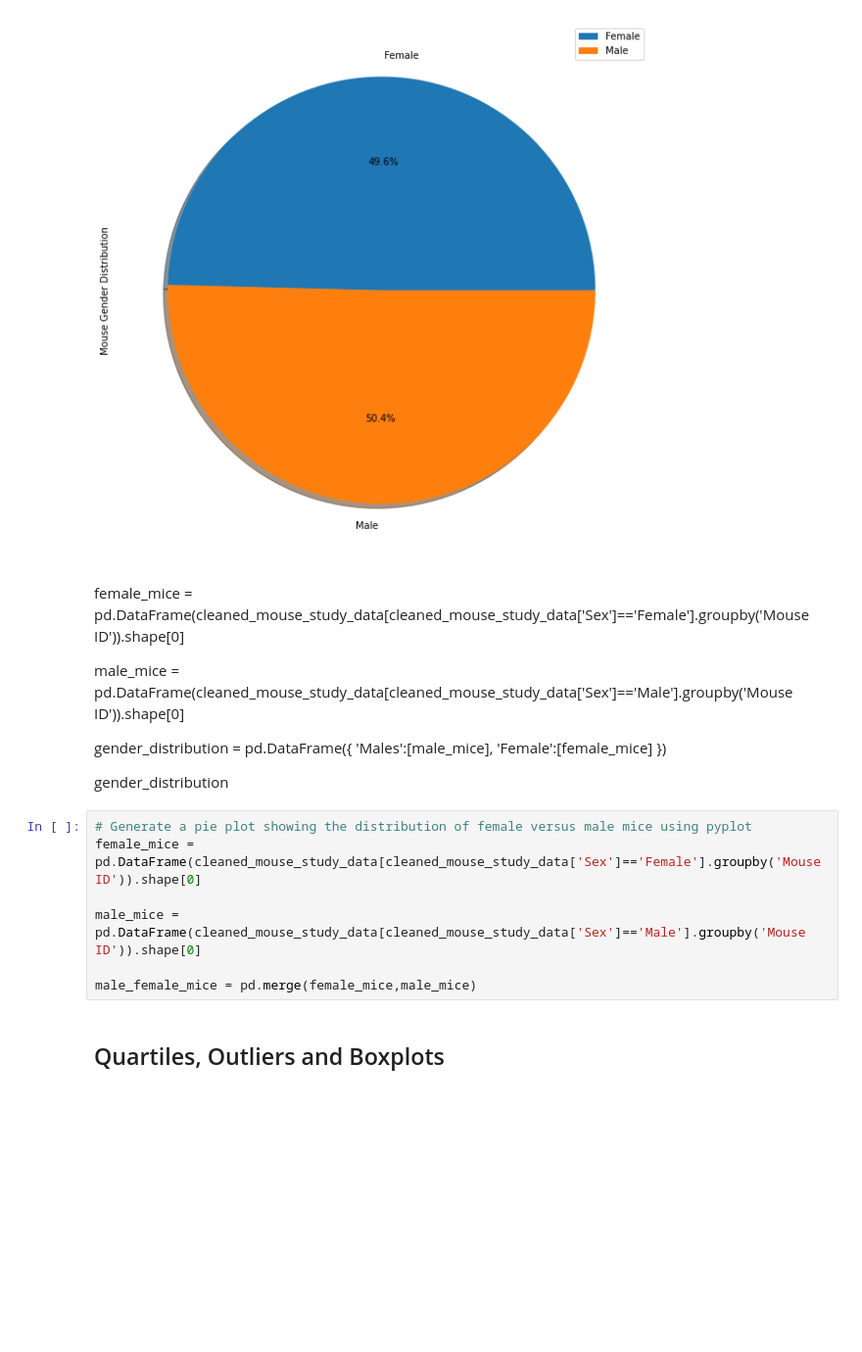
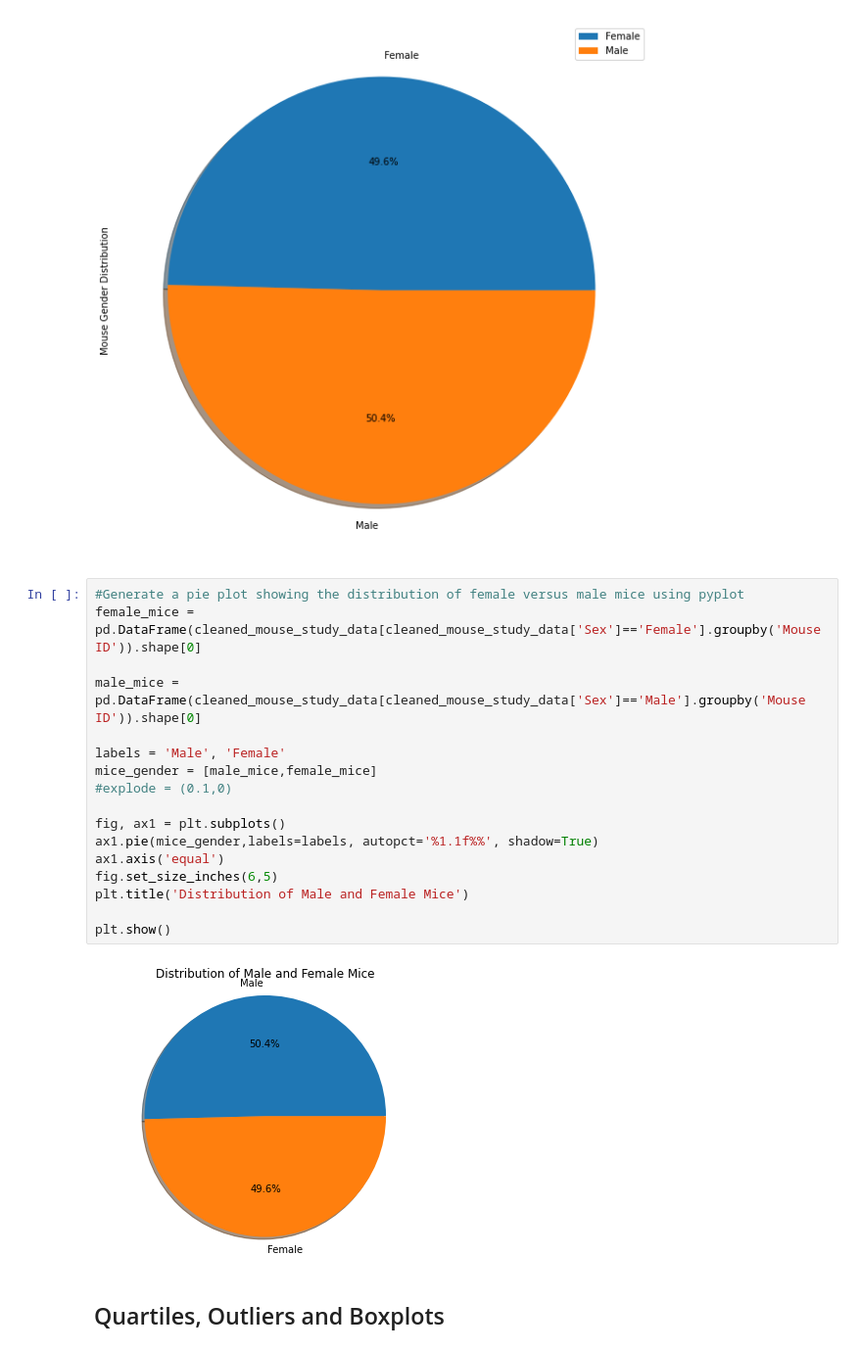
Before and after one commit to skumble27/matplotlib-challenge, a Jupyter notebook: Pymaceuticals/pymaceuticals_starter Draft6.ipynb, the cells around one changed output. Shown at 98% size. Saved outputs shown, nothing was run; the diff lists cells and outputs as text; blank space fills up the shorter version.

```diff
--- a/Pymaceuticals/pymaceuticals_starter Draft6.ipynb
+++ b/Pymaceuticals/pymaceuticals_starter Draft6.ipynb
@@ -243,26 +254,25 @@ raw_mouse_gender.groupby(['Sex']).count().plot(kind='pie',subplots=True, figsize
 # %% [output]
 array([<AxesSubplot:ylabel='Mouse Gender Distribution'>], dtype=object)
 [figure]
-# %% [markdown]
-female_mice = pd.DataFrame(cleaned_mouse_study_data[cleaned_mouse_study_data['Sex']=='Female'].groupby('Mouse ID')).shape[0]
-
-
-
-male_mice = pd.DataFrame(cleaned_mouse_study_data[cleaned_mouse_study_data['Sex']=='Male'].groupby('Mouse ID')).shape[0]
-
-gender_distribution = pd.DataFrame({
-    'Males':[male_mice],
-    'Female':[female_mice]
-})
-
-gender_distribution
 # %%
-# Generate a pie plot showing the distribution of female versus male mice using pyplot
+#Generate a pie plot showing the distribution of female versus male mice using pyplot
 female_mice = pd.DataFrame(cleaned_mouse_study_data[cleaned_mouse_study_data['Sex']=='Female'].groupby('Mouse ID')).shape[0]
 
 male_mice = pd.DataFrame(cleaned_mouse_study_data[cleaned_mouse_study_data['Sex']=='Male'].groupby('Mouse ID')).shape[0]
 
-male_female_mice = pd.merge(female_mice,male_mice)
+labels = 'Male', 'Female'
+mice_gender = [male_mice,female_mice]
+#explode = (0.1,0)
+
+fig, ax1 = plt.subplots()
+ax1.pie(mice_gender,labels=labels, autopct='%1.1f%%', shadow=True)
+ax1.axis('equal')
+fig.set_size_inches(6,5)
+plt.title('Distribution of Male and Female Mice')
+
+plt.show()
+# %% [output]
+[figure, added]
 # %% [markdown]
 ## Quartiles, Outliers and Boxplots
 # %%
```
Also changed, not shown: parts of 2 cells of this notebook, 2 other files.
